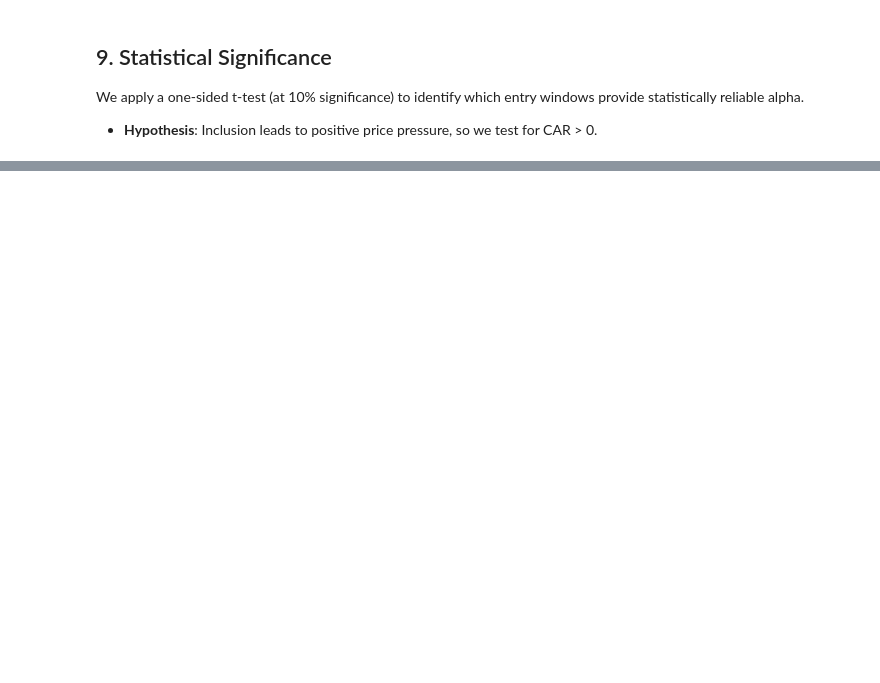
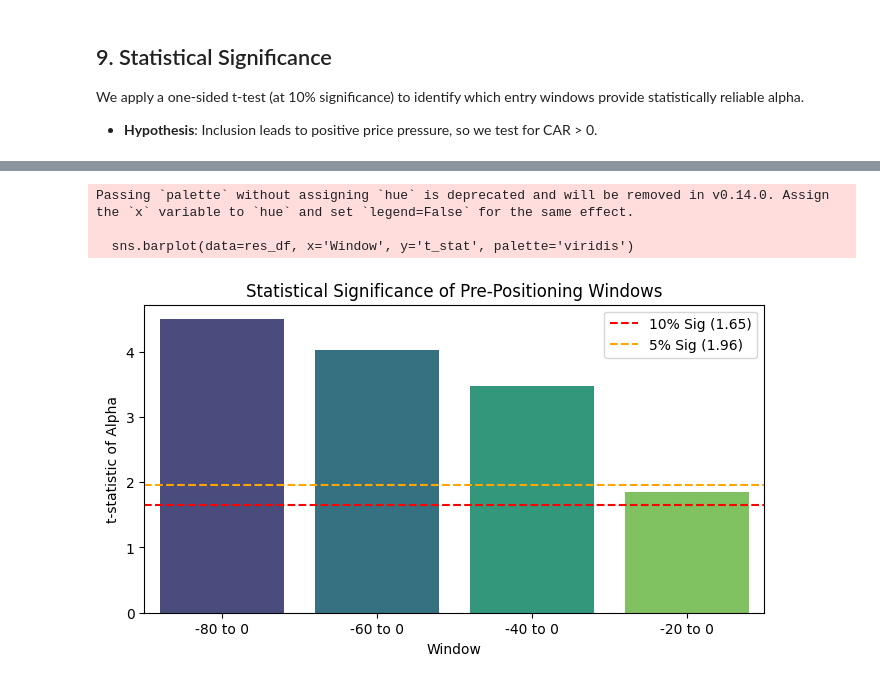
Before and after one commit to Nikhilesh-B/Analytics-in-Finance, a Jupyter notebook: index_rebalance/analysis.ipynb, the cells around one changed output, grey strips where cells are left out. Cells and saved outputs as stored; diff of their text form; code cells hidden in the pictures; blank space fills up the shorter version.

Commit message:
adding analysis for pre-positioning

```diff
--- a/index_rebalance/analysis.ipynb
+++ b/index_rebalance/analysis.ipynb
@@ -284,0 +322,73 @@ Peak occurs 60+ days before effective date.
+# %%
+all_days = pd.unique(returns.index.get_level_values('Date'))
+all_days.sort()
+
+wide_returns = returns['Return'].unstack(level='Ticker')
+
+windows_to_test = [80, 60, 40, 20]
+results_summary = []
+
+print(f"{'Window (Days)':<15} {'Daily Alpha':<15} {'t-stat':<10} {'Ann. Alpha':<15}")
+print("-" * 60)
+
+for entry_day_neg in windows_to_test:
+    in_play_mask = pd.DataFrame(0, index=wide_returns.index, columns=wide_returns.columns)
+    stock_event_windows = {}
+
+    for _, row in adds_MSCI.iterrows():
+        tkr = row['Ticker']
+        ann = row['Announcement Date']
+
+        days_calendar = int(entry_day_neg * 1.45)
+
+        mask_start = ann - timedelta(days=days_calendar)
+        mask_end = ann
+
+        if tkr in in_play_mask.columns:
+            in_play_mask.loc[mask_start:mask_end, tkr] = 1
+
+    daily_counts = in_play_mask.sum(axis=1)
+    daily_sum_rets = (wide_returns * in_play_mask).sum(axis=1)
+
+    cal_port = pd.DataFrame({
+        'Port_Ret': daily_sum_rets / daily_counts.replace(0, np.nan),
+        'N_Stocks': daily_counts
+    }).dropna()
+
+    if len(cal_port) > 50:
+        cal_analysis = cal_port.merge(FF5, left_index=True, right_index=True, how='inner')
+        cal_analysis['Excess_Port'] = cal_analysis['Port_Ret'] - cal_analysis['RF']
+
+        # Newey-West lags rule of thumb: 4 * (T/100)^(2/9)
+        T = len(cal_analysis)
+        max_lags = int(4 * (T / 100)**(2/9))
+        model_cal = sm.OLS(cal_analysis['Excess_Port'], sm.add_constant(cal_analysis[factor_cols])).fit(cov_type='HAC', cov_kwds={'maxlags': max_lags})
+
+        alpha = model_cal.params['const']
+        t_stat = model_cal.tvalues['const']
+        ann_alpha = (alpha)*252
+
+        results_summary.append({
+            'Window': f"-{entry_day_neg} to 0",
+            'Alpha_Daily': alpha,
+            't_stat': t_stat,
+            'Alpha_Ann': ann_alpha
+        })
+
+        print(f"{-entry_day_neg:<15} {alpha:.5f}          {t_stat:.2f}      {ann_alpha:.2%}")
+    else:
+        print(f"{-entry_day_neg:<15} Not enough data")
+
+
+# Optional: Plot the t-stats
+res_df = pd.DataFrame(results_summary)
+if not res_df.empty:
+    plt.figure(figsize=(8, 4))
+    sns.barplot(data=res_df, x='Window', y='t_stat', palette='viridis')
+    plt.axhline(1.65, color='r', linestyle='--', label='10% Sig (1.65)')
+    plt.axhline(1.96, color='orange', linestyle='--', label='5% Sig (1.96)')
+    plt.title('Statistical Significance of Pre-Positioning Windows')
+    plt.ylabel('t-statistic of Alpha')
+    plt.legend()
+    plt.show()
+# %% [output]
@@ -284,0 +401,4 @@ Peak occurs 60+ days before effective date.
+Passing `palette` without assigning `hue` is deprecated and will be removed in v0.14.0. Assign the `x` variable to `hue` and set `legend=False` for the same effect.
+
+  sns.barplot(data=res_df, x='Window', y='t_stat', palette='viridis')
+[figure, added]
```
Also changed, not shown: parts of 12 cells of this notebook, 1 other file.
